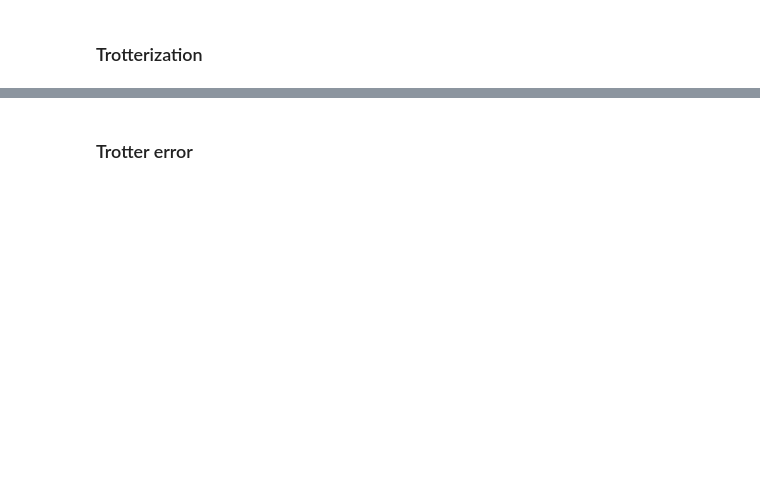
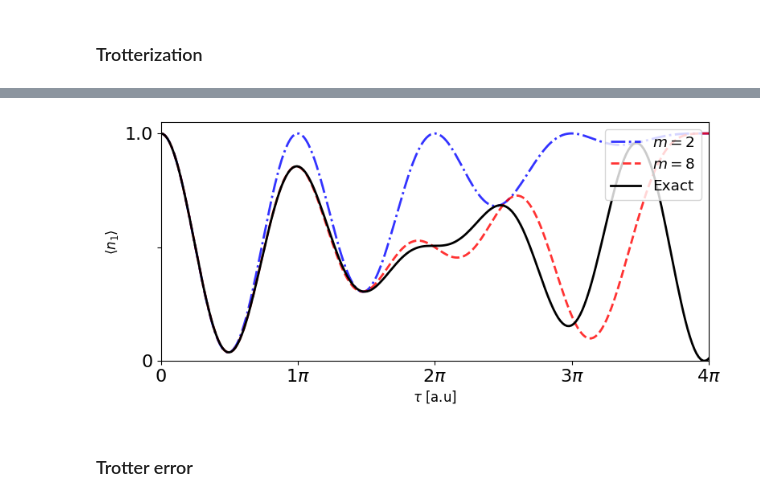
Before and after one commit to oscartq/qsim_mzm, a Jupyter notebook: kitaev-chain/qsim-coupling-2-site-Kitaev-chain.ipynb, the cells around one changed output, grey strips where cells are left out. Saved outputs shown, nothing was run; the diff lists cells and outputs as text; code cells hidden in the pictures; blank space fills up the shorter version.

```diff
--- a/kitaev-chain/qsim-coupling-2-site-Kitaev-chain.ipynb
+++ b/kitaev-chain/qsim-coupling-2-site-Kitaev-chain.ipynb
@@ -235,3 +218,55 @@ plt.show()
+# %%
+# Plot state dynamics over one particular site
+site = 0
+
+xticks = np.linspace(0, 4 * np.pi, 5)
+xtick_labels = [r'${}\pi$'.format(i) if i != 0 else '0' for i in range(5)]
+yticks = [0, 0.5, 1.0]
+ytick_labels = ['0', '', '1.0']
+
+plt.figure(figsize=(8, 4))
+plt.plot(
+    times,
+    evo_matrix_trot_1[:, site],
+    "b-.",
+    linewidth=2,
+    label=rf"$m={trotter_steps_1}$",
+    markerfacecolor="royalblue",
+    alpha=0.8,
+)
+plt.plot(
+    times,
+    evo_matrix_trot_3[:, site],
+    "r--",
+    linewidth=2,
+    label=rf"$m={trotter_steps_3}$",
+    markerfacecolor="salmon",
+    alpha=0.8,
+)
+# plt.plot(
+#     times,
+#     evo_matrix_trot_3[:, site],
+#     "g--",
+#     linewidth=2,
+#     label=rf"$m={trotter_steps_3}$",
+#     markerfacecolor="green",
+#     alpha=0.8,
+# )
+plt.plot(
+    times, n_evo_matrix_exact[:, site], "k-", linewidth=2, label="Exact", markerfacecolor="grey"
+)
+plt.xlabel(rf"$\tau$ [a.u]", fontsize=12)
+plt.ylabel(rf"$\langle n_{site+1} \rangle$", fontsize=12)
+plt.ylim([0.0, 1.05])
+plt.xlim([0, 4*np.pi])
+plt.legend(loc='upper right', framealpha=0.8, fontsize='small')
+plt.tight_layout()
+plt.xticks(xticks, xtick_labels)
+plt.yticks(yticks, ytick_labels)
+plt.savefig('figures/JJ-kitaev/site1_1010_phase0_sweet_spot_trotterization.pdf')
+plt.show()
+# %% [output]
+[figure, added]
 # %% [markdown]
 ### Trotter error
 # %%
```
Also changed, not shown: parts of 8 cells of this notebook, 32 other files.
